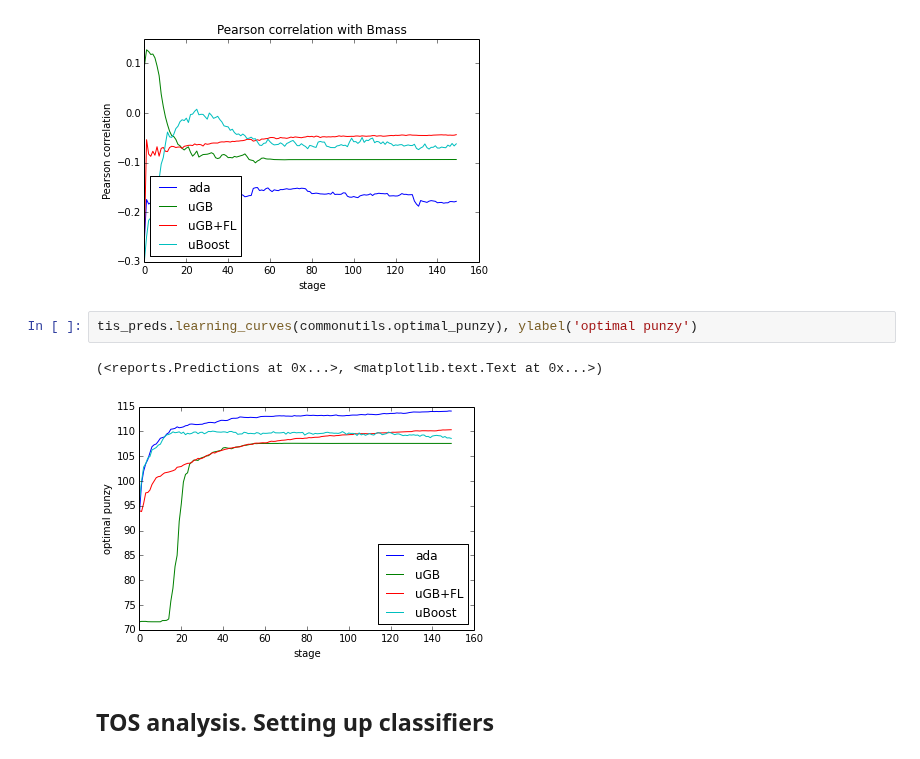
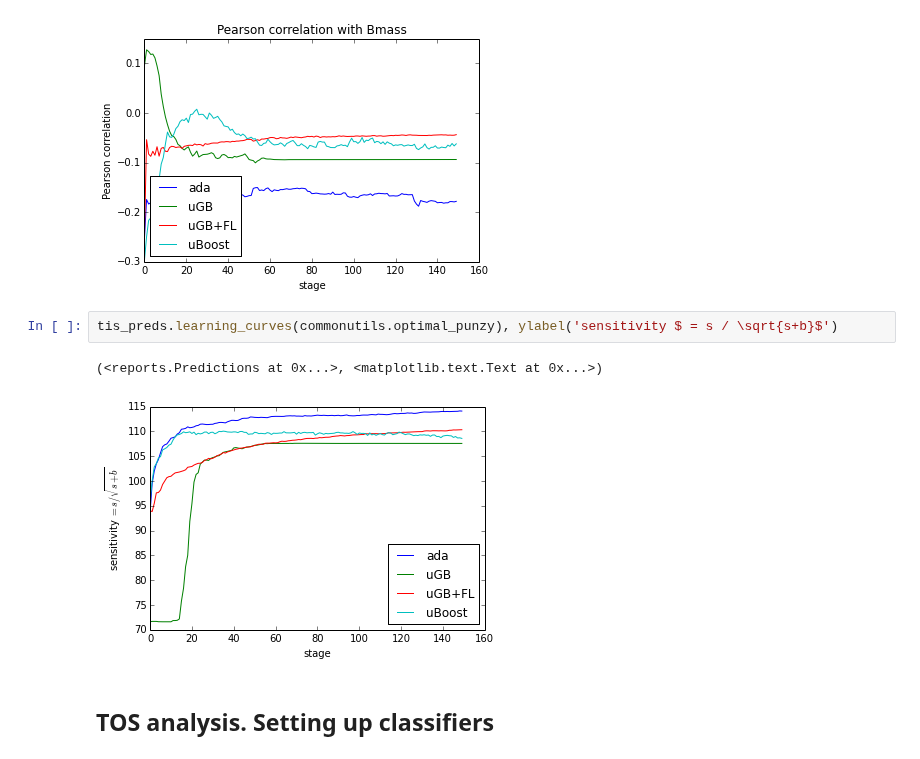
Before and after one commit to anaderi/lhcb_trigger_ml, a Jupyter notebook: IPythonWorkflow/Analysis_KsIntoMuMu.ipynb, the cells around one changed output. Drawn from its saved outputs; the diff is of its cells as text.

Commit message:
sensitivity added

```diff
--- a/IPythonWorkflow/Analysis_KsIntoMuMu.ipynb
+++ b/IPythonWorkflow/Analysis_KsIntoMuMu.ipynb
@@ -131,10 +131,10 @@ tis_preds.correlation_curves(var_name='Bmass', center=497.614)
 <reports.Predictions at 0x...>
 [figure]
 # %%
-tis_preds.learning_curves(commonutils.optimal_punzy), ylabel('optimal punzy')
+tis_preds.learning_curves(commonutils.optimal_punzy), ylabel('sensitivity $ = s / \sqrt{s+b}$')
 # %% [output]
 (<reports.Predictions at 0x...>, <matplotlib.text.Text at 0x...>)
-[figure, old version]
+[figure, new version]
 # %% [markdown]
 ## TOS analysis. Setting up classifiers
 # %%
```
Also changed, not shown: parts of 1 cell of this notebook.
